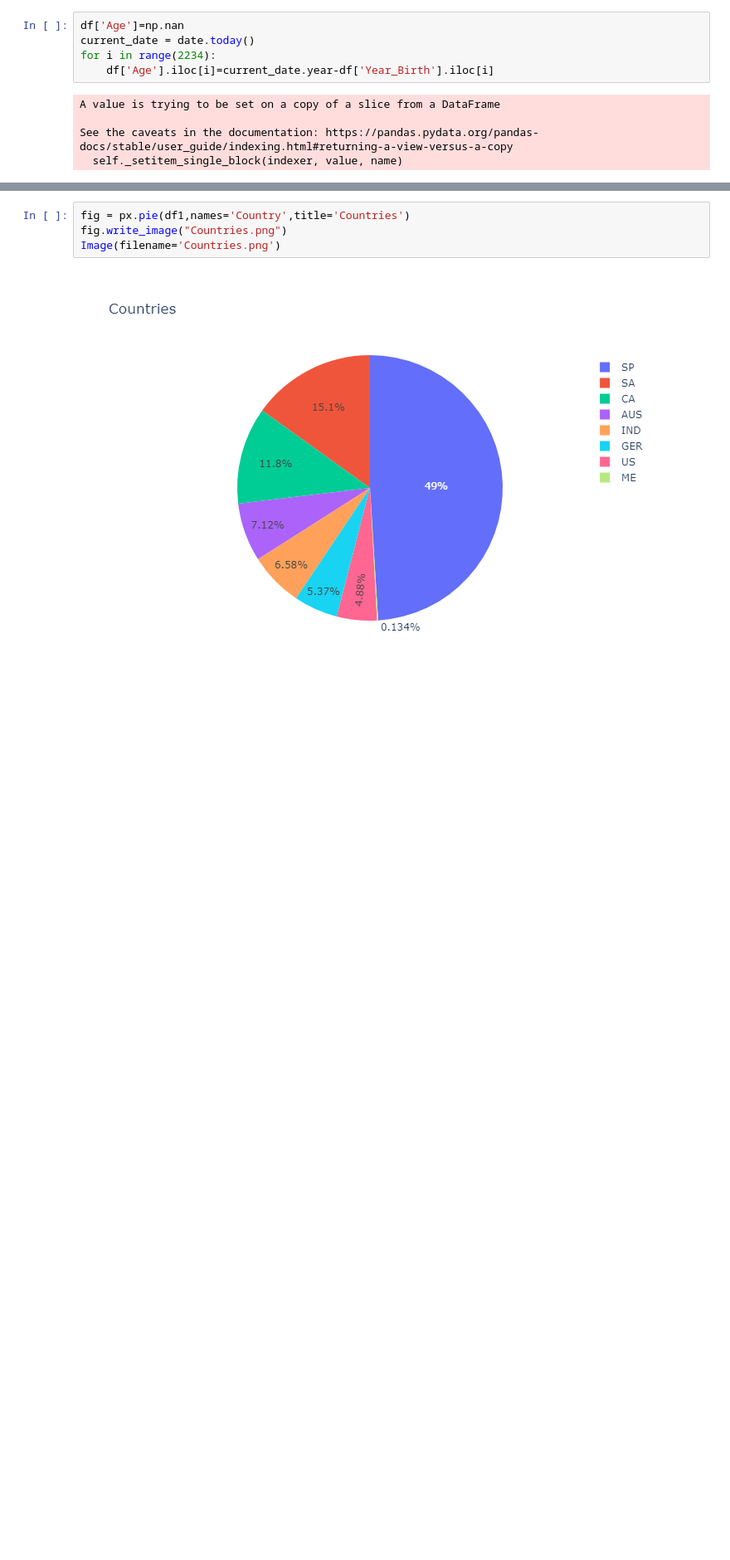
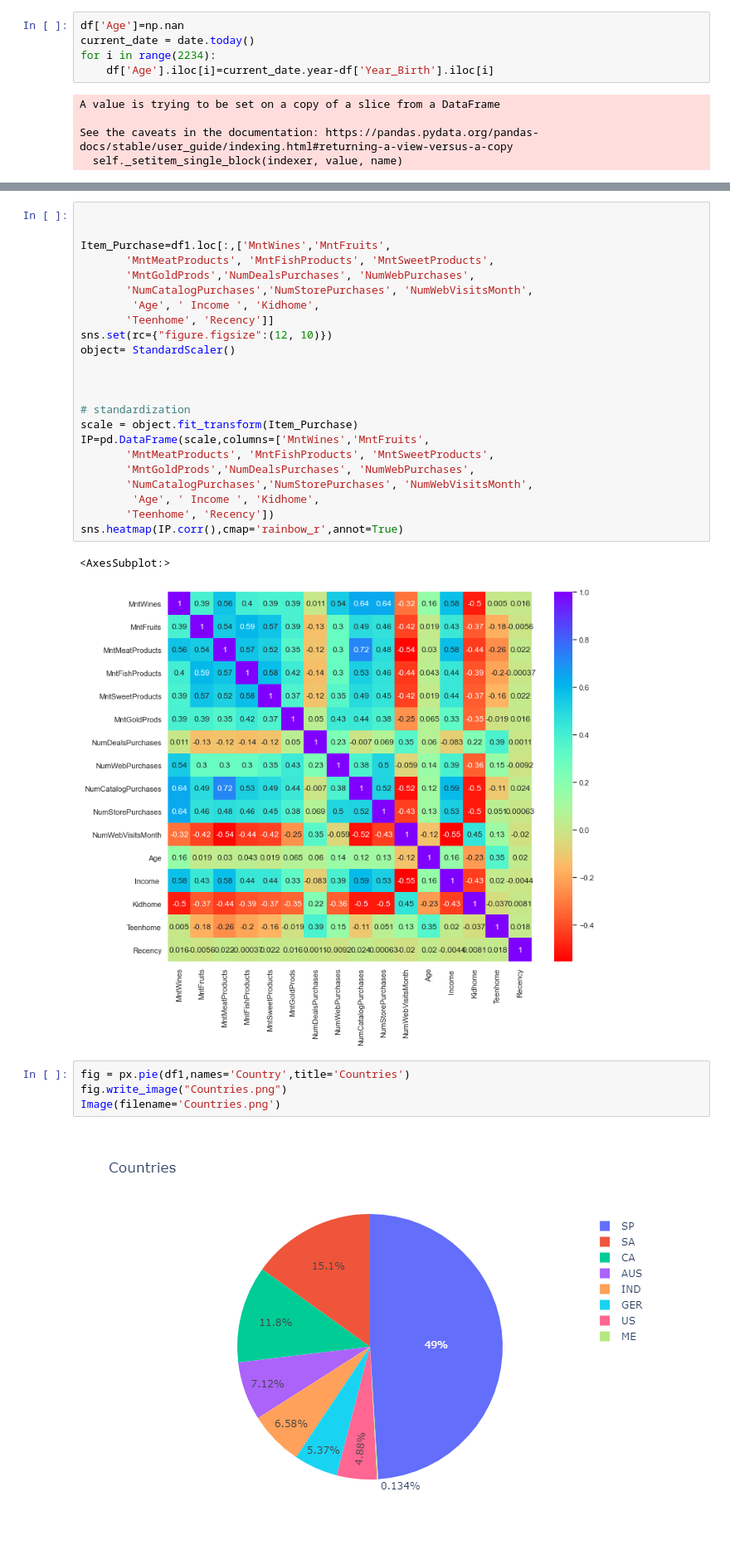
Before and after one commit to frax0n/Marketing-Analyis, a Jupyter notebook: Marketing Analytics .ipynb, the cells around one changed output, grey strips where cells are left out. Shown at 83% size. Saved outputs shown, nothing was run; the diff lists cells and outputs as text; blank space fills up the shorter version.

```diff
--- a/Marketing Analytics .ipynb
+++ b/Marketing Analytics .ipynb
@@ -68,3 +50,29 @@ df.head()
+# %%
+
+
+Item_Purchase=df1.loc[:,['MntWines','MntFruits',
+       'MntMeatProducts', 'MntFishProducts', 'MntSweetProducts',
+       'MntGoldProds','NumDealsPurchases', 'NumWebPurchases',
+       'NumCatalogPurchases','NumStorePurchases', 'NumWebVisitsMonth',
+        'Age', ' Income ', 'Kidhome',
+       'Teenhome', 'Recency']]
+sns.set(rc={"figure.figsize":(12, 10)})
+object= StandardScaler()
+
+
+
+# standardization
+scale = object.fit_transform(Item_Purchase)
+IP=pd.DataFrame(scale,columns=['MntWines','MntFruits',
+       'MntMeatProducts', 'MntFishProducts', 'MntSweetProducts',
+       'MntGoldProds','NumDealsPurchases', 'NumWebPurchases',
+       'NumCatalogPurchases','NumStorePurchases', 'NumWebVisitsMonth',
+        'Age', ' Income ', 'Kidhome',
+       'Teenhome', 'Recency'])
+sns.heatmap(IP.corr(),cmap='rainbow_r',annot=True)
+# %% [output]
+<AxesSubplot:>
+[figure, added]
 # %%
 fig = px.pie(df1,names='Country',title='Countries')
 fig.write_image("Countries.png")
```
Also changed, not shown: parts of 19 cells of this notebook, 5 other files.
